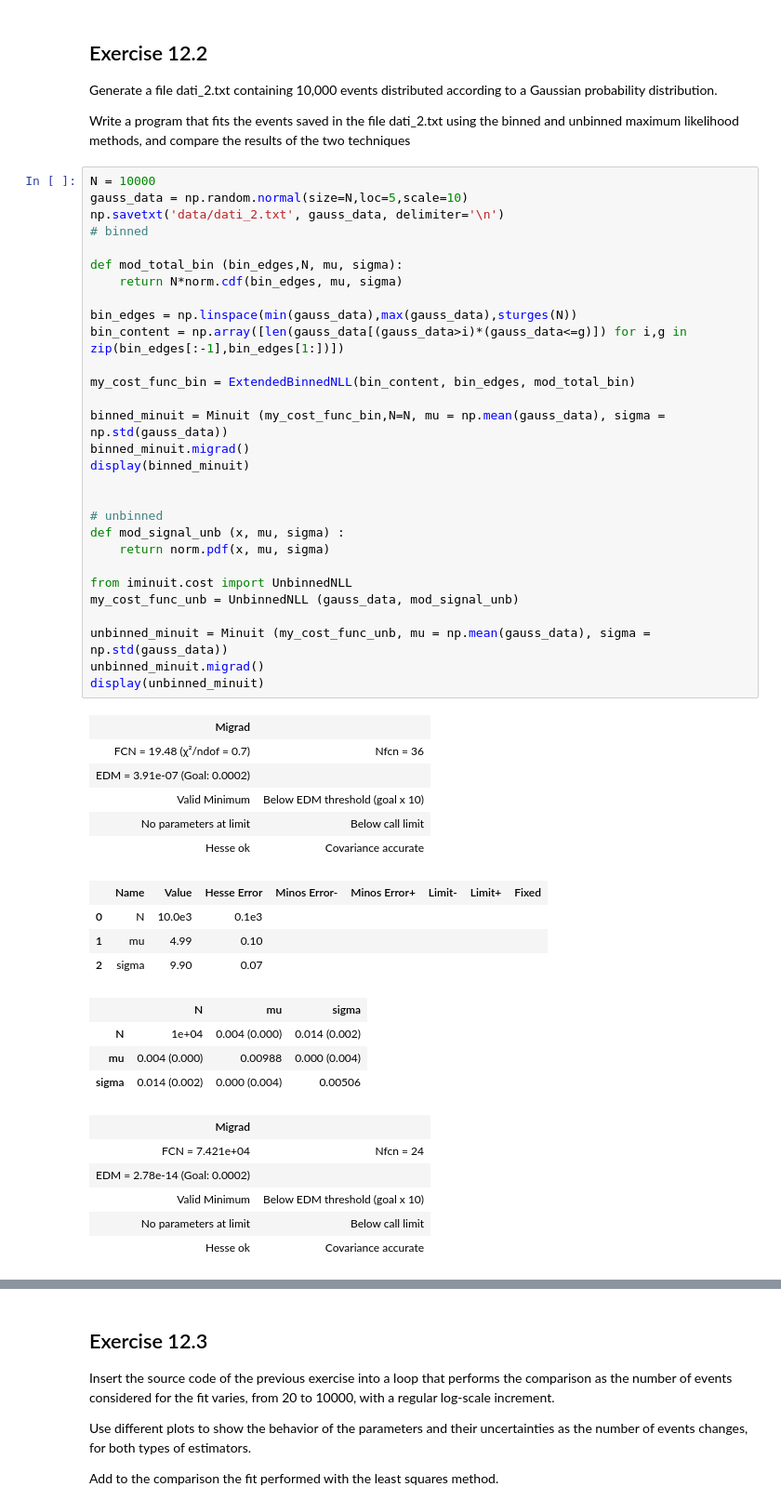
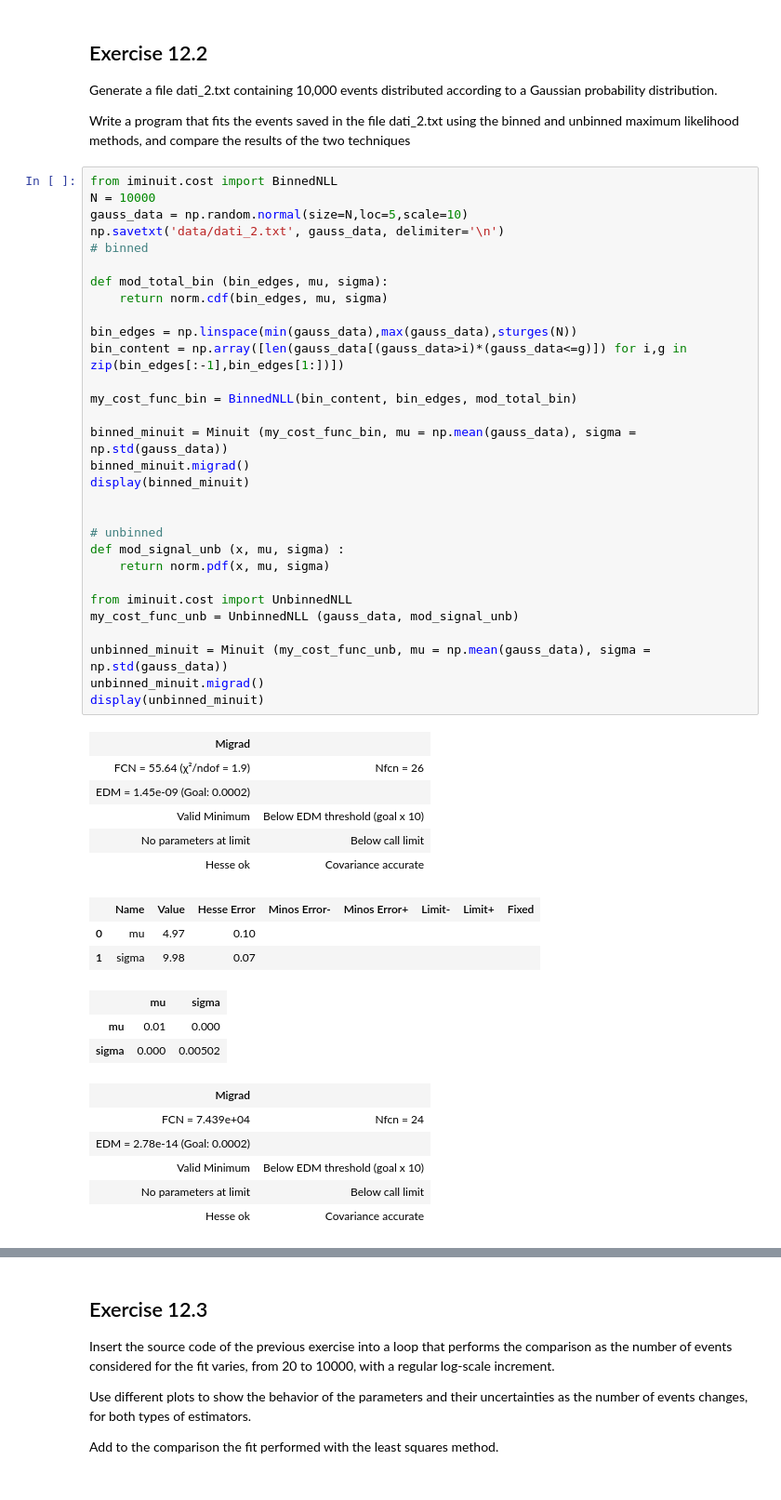
Before and after one commit to CarminatiGiovanni/LaboratorioCalcoloEStatistica, a Jupyter notebook: exercises_12_08012024.ipynb, the cells around one changed output, grey strips where cells are left out. Shown at 93% size. Saved outputs shown, nothing was run; the diff lists cells and outputs as text.

Commit message:
fixed normal binned

```diff
--- a/exercises_12_08012024.ipynb
+++ b/exercises_12_08012024.ipynb
@@ -103,51 +103,50 @@ Generate a file dati_2.txt containing 10,000 events distributed according to a G
 
 Write a program that fits the events saved in the file dati_2.txt using the binned and unbinned maximum likelihood methods, and compare the results of the two techniques
 # %%
+from iminuit.cost import BinnedNLL
 N = 10000
 gauss_data = np.random.normal(size=N,loc=5,scale=10)
 np.savetxt('data/dati_2.txt', gauss_data, delimiter='\n')
 # binned
 
-def mod_total_bin (bin_edges,N, mu, sigma):
-    return N*norm.cdf(bin_edges, mu, sigma)
+def mod_total_bin (bin_edges, mu, sigma):
+    return norm.cdf(bin_edges, mu, sigma)
 
 bin_edges = np.linspace(min(gauss_data),max(gauss_data),sturges(N))
 bin_content = np.array([len(gauss_data[(gauss_data>i)*(gauss_data<=g)]) for i,g in zip(bin_edges[:-1],bin_edges[1:])])
 
-my_cost_func_bin = ExtendedBinnedNLL(bin_content, bin_edges, mod_total_bin)
+my_cost_func_bin = BinnedNLL(bin_content, bin_edges, mod_total_bin)
 
-binned_minuit = Minuit (my_cost_func_bin,N=N, mu = np.mean(gauss_data), sigma = np.std(gauss_data))
+binned_minuit = Minuit (my_cost_func_bin, mu = np.mean(gauss_data), sigma = np.std(gauss_data))
 binned_minuit.migrad()
 display(binned_minuit)
 
 
 # unbinned
 def mod_signal_unb (x, mu, sigma) :
     return norm.pdf(x, mu, sigma)
 
 from iminuit.cost import UnbinnedNLL
 my_cost_func_unb = UnbinnedNLL (gauss_data, mod_signal_unb)
 
 unbinned_minuit = Minuit (my_cost_func_unb, mu = np.mean(gauss_data), sigma = np.std(gauss_data))
 unbinned_minuit.migrad()
 display(unbinned_minuit)
 # %% [output]
 | Migrad |  |
-| FCN = 19.48 (χ²/ndof = 0.7) | Nfcn = 36 |
-| EDM = 3.91e-07 (Goal: 0.0002) |  |
+| FCN = 55.64 (χ²/ndof = 1.9) | Nfcn = 26 |
+| EDM = 1.45e-09 (Goal: 0.0002) |  |
 | Valid Minimum | Below EDM threshold (goal x 10) |
 | No parameters at limit | Below call limit |
 | Hesse ok | Covariance accurate |
 |  | Name | Value | Hesse Error | Minos Error- | Minos Error+ | Limit- | Limit+ | Fixed |
-| 0 | N | 10.0e3 | 0.1e3 |  |  |  |  |  |
-| 1 | mu | 4.99 | 0.10 |  |  |  |  |  |
-| 2 | sigma | 9.90 | 0.07 |  |  |  |  |  |
+| 0 | mu | 4.97 | 0.10 |  |  |  |  |  |
+| 1 | sigma | 9.98 | 0.07 |  |  |  |  |  |
-|  | N | mu | sigma |
-| N | 1e+04 | 0.004 (0.000) | 0.014 (0.002) |
-| mu | 0.004 (0.000) | 0.00988 | 0.000 (0.004) |
-| sigma | 0.014 (0.002) | 0.000 (0.004) | 0.00506 |
+|  | mu | sigma |
+| mu | 0.01 | 0.000 |
+| sigma | 0.000 | 0.00502 |
 | Migrad |  |
-| FCN = 7.421e+04 | Nfcn = 24 |
+| FCN = 7.439e+04 | Nfcn = 24 |
 | EDM = 2.78e-14 (Goal: 0.0002) |  |
 | Valid Minimum | Below EDM threshold (goal x 10) |
 | No parameters at limit | Below call limit |
```
Also changed, not shown: parts of 3 cells of this notebook, 4 other files.
